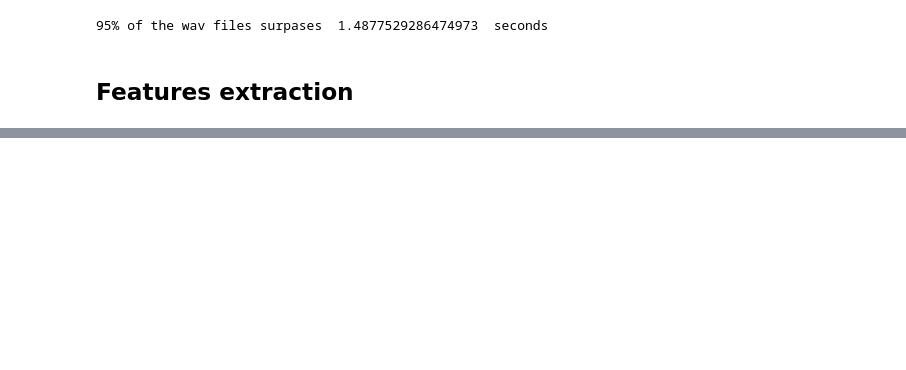
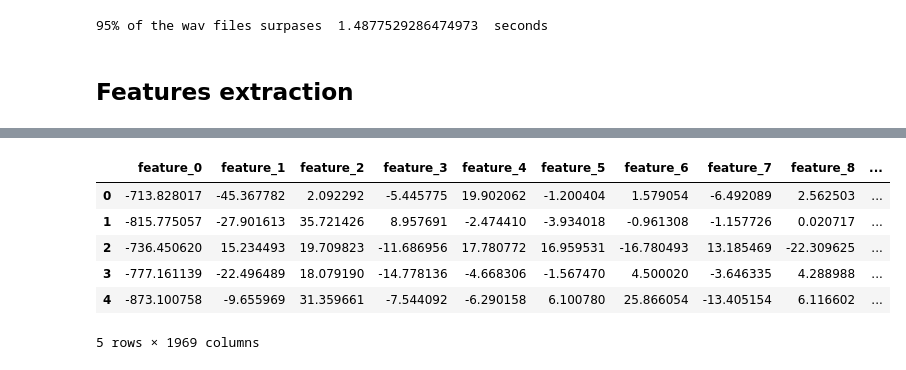
Before and after one commit to jcguerra10/SentimentRecognition, a Jupyter notebook: jupyter/Speech.ipynb, the cells around one changed output, grey strips where cells are left out. Drawn from its saved outputs; the diff is of its cells as text; code cells hidden in the pictures; blank space fills up the shorter version.

Commit message:
Audio features in csv

```diff
--- a/jupyter/Speech.ipynb
+++ b/jupyter/Speech.ipynb
@@ -395,0 +368,9 @@ mfcc_emo_df.head()
+# %%
+number = 98
+audio_data = audiosInCSV.loc[number, 'audio_data']
+audio_emotion = audiosInCSV.loc[number,'emotion']
+print(audio_emotion)
+feat = extract_features_from_audio(audio_data, 50, 25)
+print(feat)
+print(type(feat))
+print(feat.shape)
@@ -395,0 +412,26 @@ mfcc_emo_df.head()
+# %%
+def process_audio_data(df):
+    # Creamos un ndarray vacío con las dimensiones resultantes de reshape (1, 1968)
+    output_data = np.empty((0, 1968))
+    count = 0
+
+    # Iteramos sobre cada fila del dataframe y aplicamos el método extract_features_from_audio
+    for i, row in df.iterrows():
+        count=count+1
+        audio_data = row["audio_data"]
+        features = extract_features_from_audio(audio_data, frame_len=50, hop_len=25)
+        features_reshaped = features.reshape(1, 1968)
+        output_data = np.vstack([output_data, features_reshaped])
+        print(i,"/",df.shape[0])
+
+    # Creamos un nuevo dataframe a partir del ndarray reorganizado
+    columns = [f"feature_{i}" for i in range(1968)]
+    df_output = pd.DataFrame(output_data, columns=columns)
+    df_output.to_csv("numeros.csv")
+    columns.append("emotion")
+    df_output["emotion"] = df["emotion"].values
+
+    return df_output
+# %%
+matrix=process_audio_data(audiosInCSV)
+matrix.head(5)
@@ -395,0 +463,3 @@ mfcc_emo_df.head()
+# %%
+# Convertir las columnas de la primera a la penúltima de tipo str a tipo float
+matrix.iloc[:, :-1] = matrix.iloc[:, :-1].astype(float)
@@ -395,0 +468,10 @@ mfcc_emo_df.head()
+# %%
+matrix.head()
+# %% [output]
+|  | feature_0 | feature_1 | feature_2 | feature_3 | feature_4 | feature_5 | feature_6 | feature_7 | feature_8 | ... |
+| 0 | -713.828017 | -45.367782 | 2.092292 | -5.445775 | 19.902062 | -1.200404 | 1.579054 | -6.492089 | 2.562503 | ... |
+| 1 | -815.775057 | -27.901613 | 35.721426 | 8.957691 | -2.474410 | -3.934018 | -0.961308 | -1.157726 | 0.020717 | ... |
+| 2 | -736.450620 | 15.234493 | 19.709823 | -11.686956 | 17.780772 | 16.959531 | -16.780493 | 13.185469 | -22.309625 | ... |
+| 3 | -777.161139 | -22.496489 | 18.079190 | -14.778136 | -4.668306 | -1.567470 | 4.500020 | -3.646335 | 4.288988 | ... |
+| 4 | -873.100758 | -9.655969 | 31.359661 | -7.544092 | -6.290158 | 6.100780 | 25.866054 | -13.405154 | 6.116602 | ... |
+5 rows × 1969 columns
```
Also changed, not shown: parts of 17 cells of this notebook, 3 other files.
